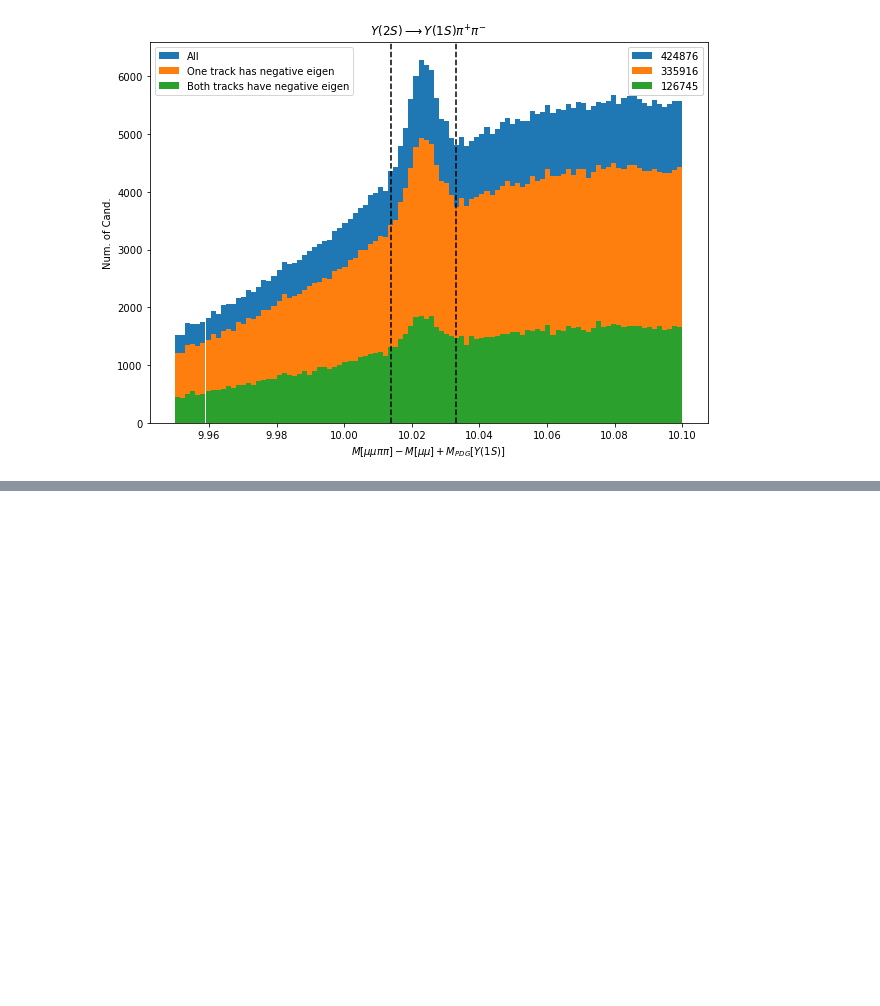
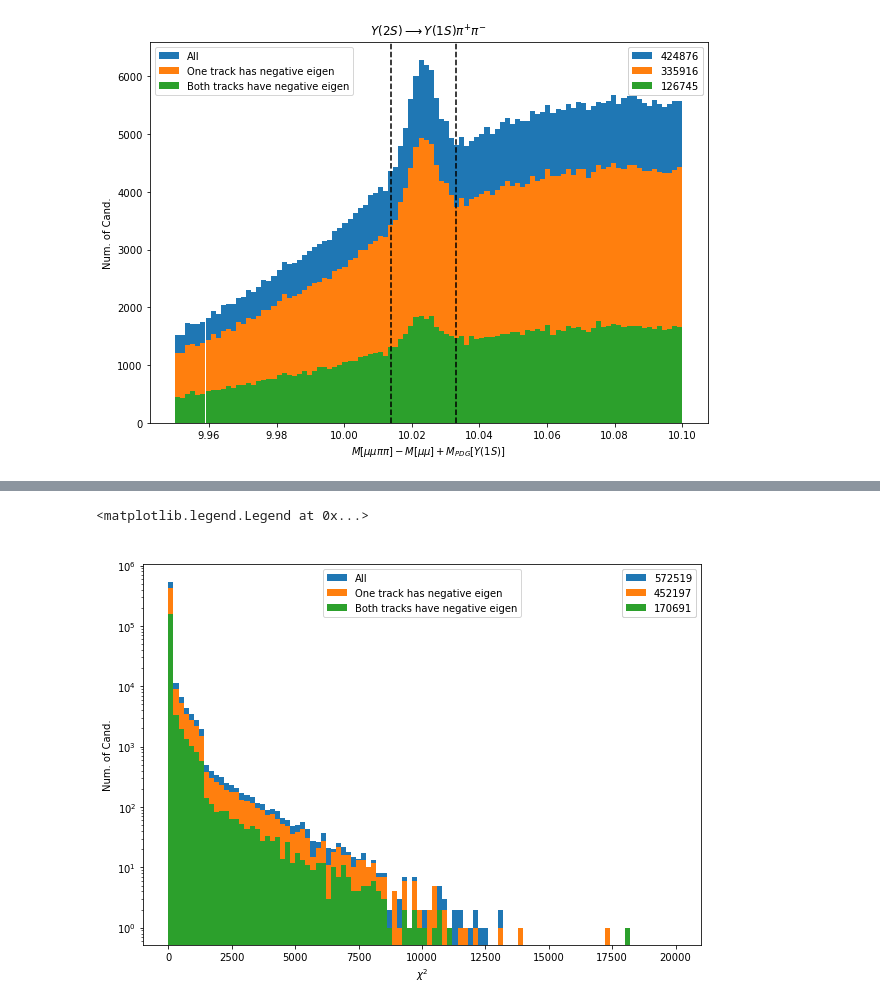
Before and after one commit to slezki/CovarianceMatrix, a Jupyter notebook: signalY2S.ipynb, the cells around one changed output, grey strips where cells are left out. Cells and saved outputs as stored; diff of their text form; code cells hidden in the pictures; blank space fills up the shorter version.

```diff
--- a/signalY2S.ipynb
+++ b/signalY2S.ipynb
@@ -43,0 +70,19 @@ plt.axvline(x=10.033, color='black', linestyle='--')
+# %%
+Chi2_full = data[b'candidate_vChi2']
+Chi2_full_eigenMinusAND = data[b'candidate_vChi2'][eigenMinusAND_]
+Chi2_full_eigenMinusOR = data[b'candidate_vChi2'][eigenMinusOR_]
+# %%
+plt.figure(figsize=(10,7))
+plt.hist(Chi2_full.flatten(),range=(0,20000),bins=100,log=True,label="All")
+plt.hist(Chi2_full_eigenMinusOR.flatten(),range=(0,20000),bins=100,log=True,label="One track has negative eigen")
+plt.hist(Chi2_full_eigenMinusAND.flatten(),range=(0,20000),bins=100,log=True,label="Both tracks have negative eigen")
+plt.title(" ")
+plt.xlabel('$\chi^{2}$')
+plt.ylabel('Num. of Cand.')
+legend1 = plt.legend(loc=9)
+legend2 = plt.legend([n1, n2, n3],loc=1)
+plt.gca().add_artist(legend1)
+plt.gca().add_artist(legend2)
+# %% [output]
+<matplotlib.legend.Legend at 0x...>
+[figure, added]
```
Also changed, not shown: parts of 4 cells of this notebook.
